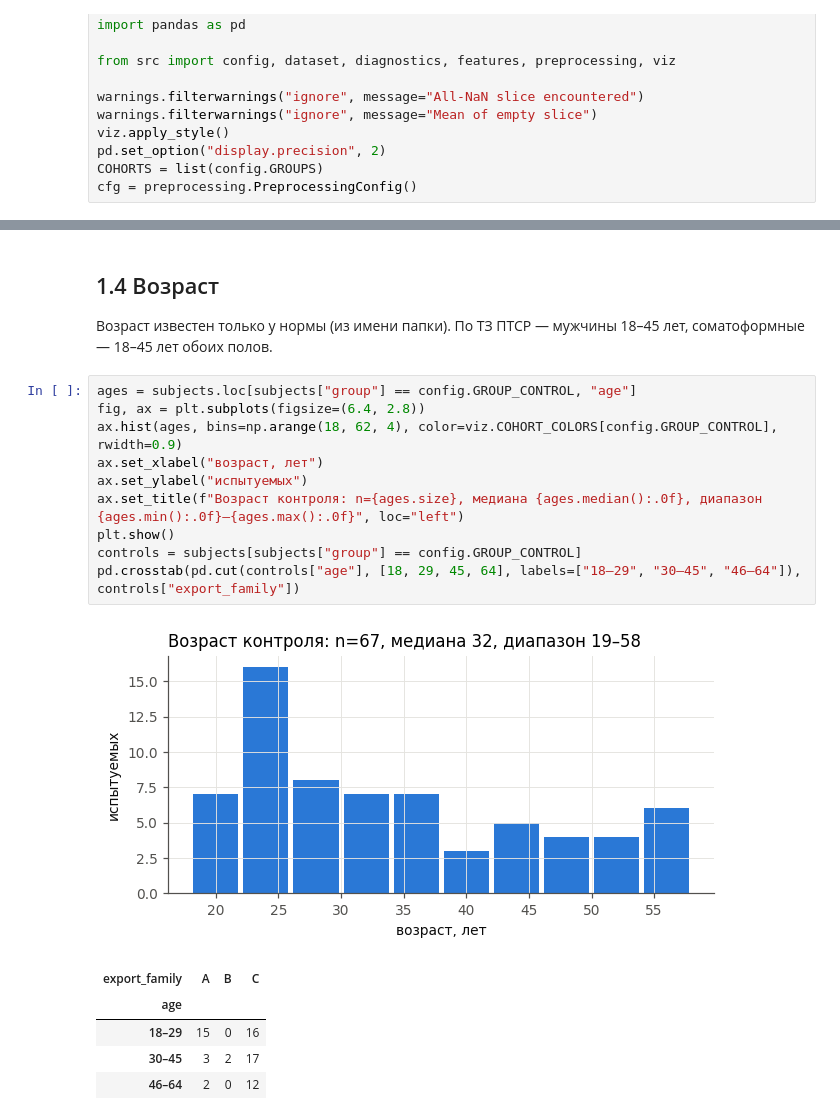
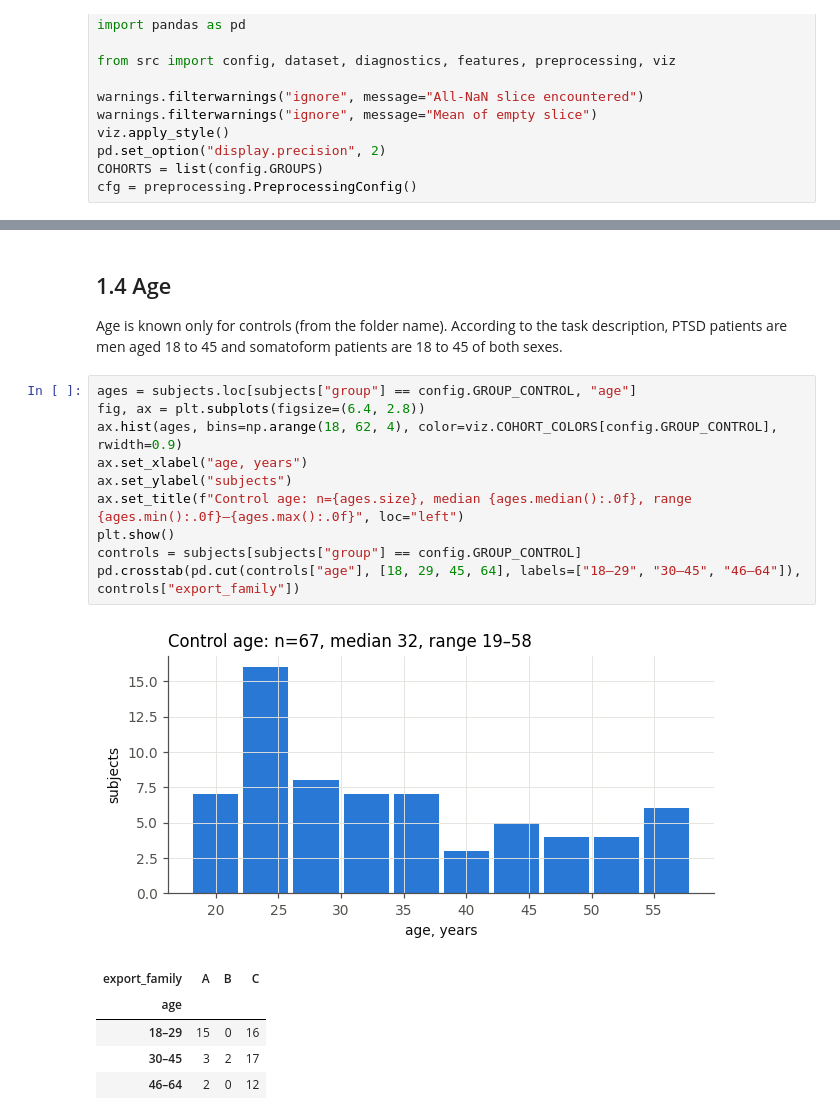
Before and after one commit to igor688-hub/neurodiagnosis-eeg, a Jupyter notebook: results/1-exploration.ipynb, the cells around one changed output, grey strips where cells are left out. Saved outputs shown, nothing was run; the diff lists cells and outputs as text.

```diff
--- a/results/1-exploration.ipynb
+++ b/results/1-exploration.ipynb
@@ -212,19 +213,19 @@ task.pivot_table(index=["group", "export_family"], columns="trial", values="acti
 # %% [markdown]
-## 1.4 Возраст
+## 1.4 Age
 
-Возраст известен только у нормы (из имени папки). По ТЗ ПТСР — мужчины 18–45 лет, соматоформные — 18–45 лет обоих полов.
+Age is known only for controls (from the folder name). According to the task description, PTSD patients are men aged 18 to 45 and somatoform patients are 18 to 45 of both sexes.
 # %%
 ages = subjects.loc[subjects["group"] == config.GROUP_CONTROL, "age"]
 fig, ax = plt.subplots(figsize=(6.4, 2.8))
 ax.hist(ages, bins=np.arange(18, 62, 4), color=viz.COHORT_COLORS[config.GROUP_CONTROL], rwidth=0.9)
-ax.set_xlabel("возраст, лет")
-ax.set_ylabel("испытуемых")
-ax.set_title(f"Возраст контроля: n={ages.size}, медиана {ages.median():.0f}, диапазон {ages.min():.0f}–{ages.max():.0f}", loc="left")
+ax.set_xlabel("age, years")
+ax.set_ylabel("subjects")
+ax.set_title(f"Control age: n={ages.size}, median {ages.median():.0f}, range {ages.min():.0f}–{ages.max():.0f}", loc="left")
 plt.show()
 controls = subjects[subjects["group"] == config.GROUP_CONTROL]
 pd.crosstab(pd.cut(controls["age"], [18, 29, 45, 64], labels=["18–29", "30–45", "46–64"]), controls["export_family"])
 # %% [output]
-[figure, old version]
+[figure, new version]
 | export_family | A | B | C |
 | age |  |  |  |
 | 18–29 | 15 | 0 | 16 |
```
Also changed, not shown: parts of 53 cells of this notebook, 4 other files.
